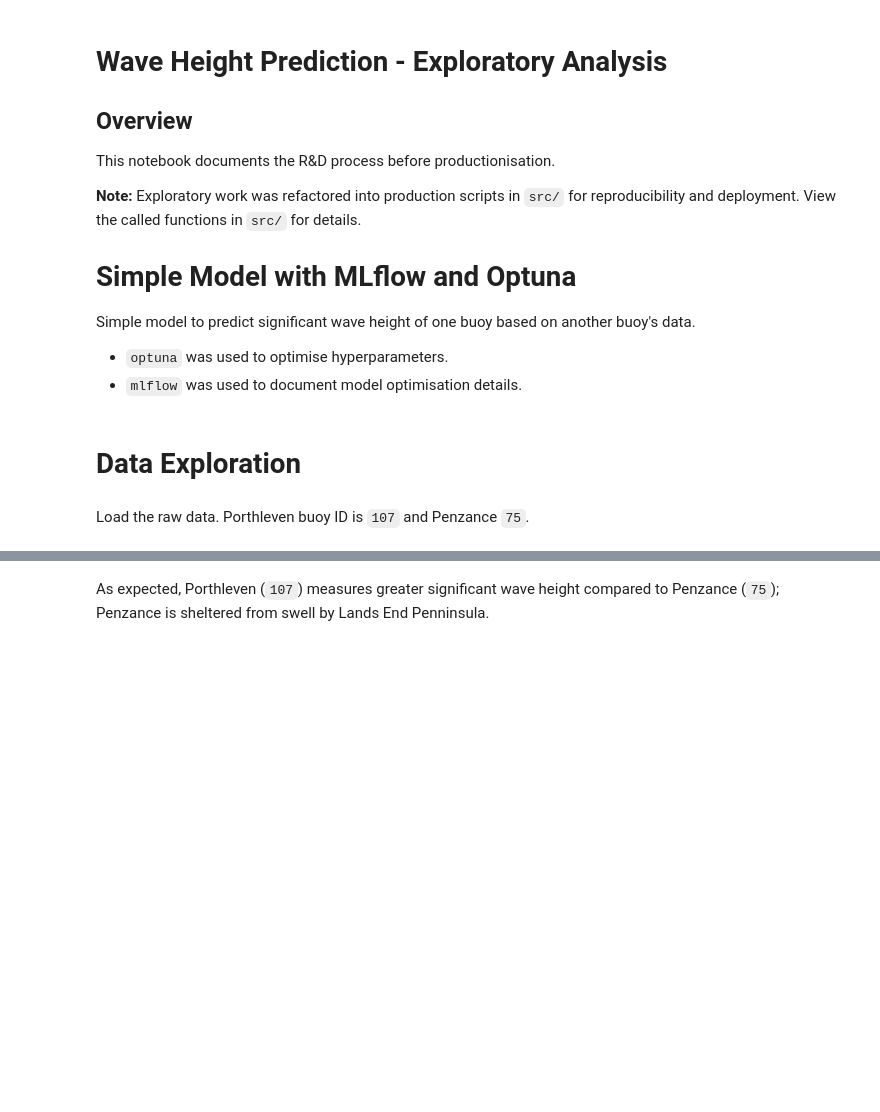
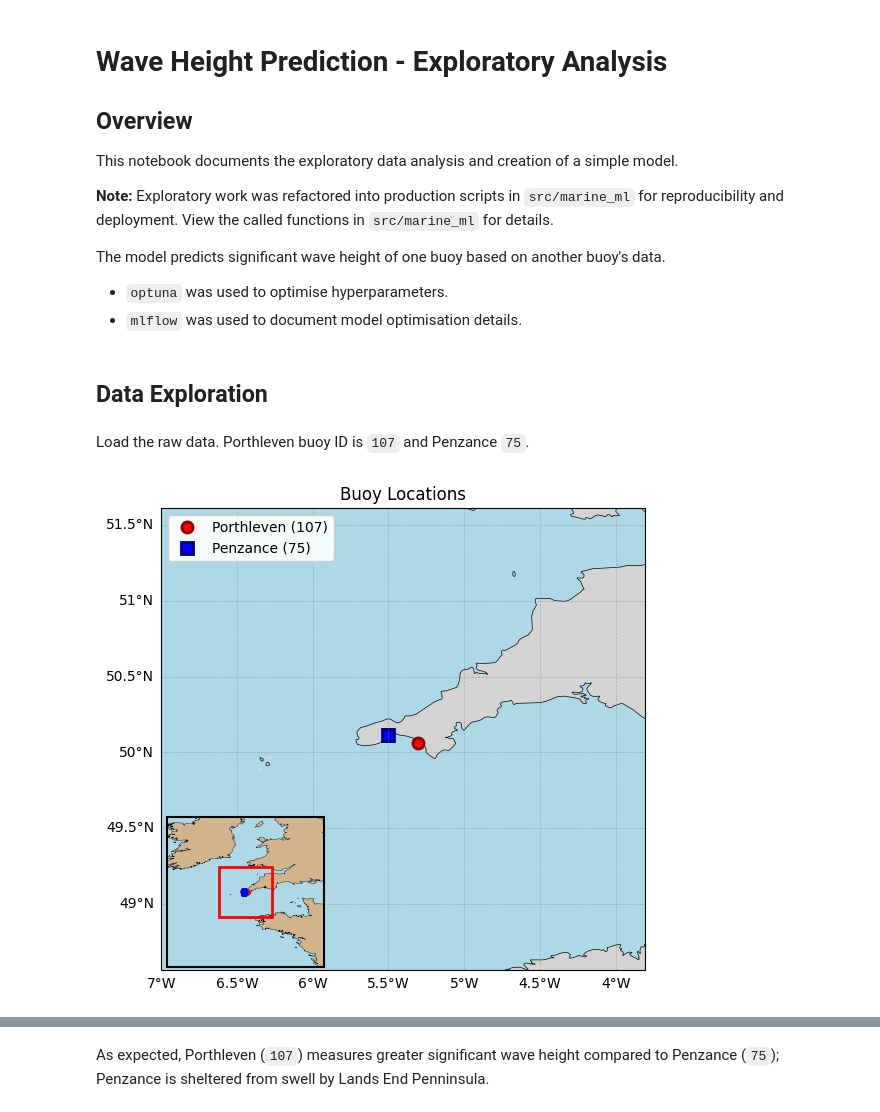
Before and after one commit to n-n-s/marine-ml-pipeline, a Jupyter notebook: notebooks/exploration.ipynb, the cells around one changed output, grey strips where cells are left out. Saved outputs shown, nothing was run; the diff lists cells and outputs as text; code cells hidden in the pictures; blank space fills up the shorter version.

Commit message:
Improve plotting
- add map plot
- refactor into plots directory

```diff
--- a/notebooks/exploration.ipynb
+++ b/notebooks/exploration.ipynb
@@ -6,13 +6,11 @@
 # Wave Height Prediction - Exploratory Analysis
 
 ## Overview
-This notebook documents the R&D process before productionisation.
+This notebook documents the exploratory data analysis and creation of a simple model.
 
-**Note:** Exploratory work was refactored into production scripts in `src/` for reproducibility and deployment. View the called functions in `src/` for details.
+**Note:** Exploratory work was refactored into production scripts in `src/marine_ml` for reproducibility and deployment. View the called functions in `src/marine_ml` for details.
 
-# Simple Model with MLflow and Optuna
-
-Simple model to predict significant wave height of one buoy based on another buoy's data.
+The model predicts significant wave height of one buoy based on another buoy's data.
 
 - `optuna` was used to optimise hyperparameters.
 - `mlflow` was used to document model optimisation details.
@@ -34,9 +33,16 @@ logging.basicConfig(level=logging.INFO)
 
 logger = logging.getLogger("exploration")
 # %% [markdown]
-# Data Exploration
+## Data Exploration
 # %% [markdown]
 Load the raw data. Porthleven buoy ID is `107` and Penzance `75`.
+# %%
+_ = plot_buoys_on_map(
+    Location(name="Porthleven (107)", latitude=50.06258, longitude=-5.30813),
+    Location(name="Penzance (75)", latitude=50.11230, longitude=-5.50121),
+)
+# %% [output]
+[figure, added]
 # %%
 data = get_marine_data()
 data.head(3)
```
Also changed, not shown: parts of 5 cells of this notebook, 8 other files.
